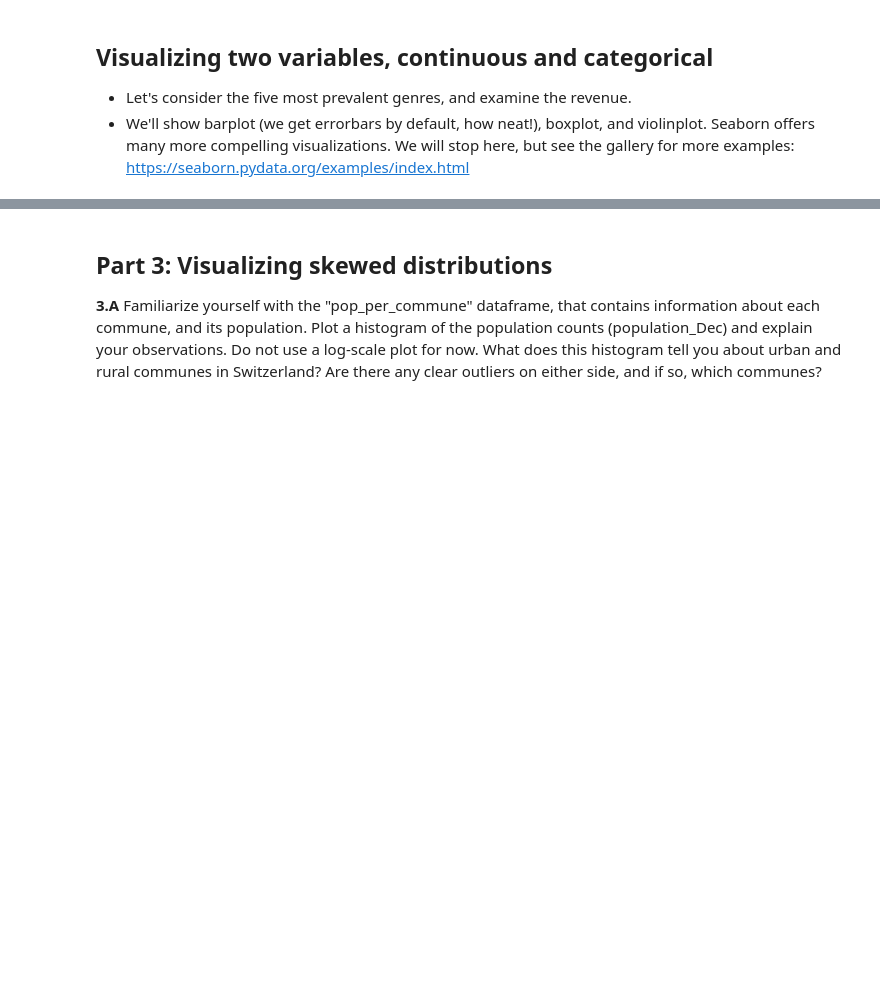
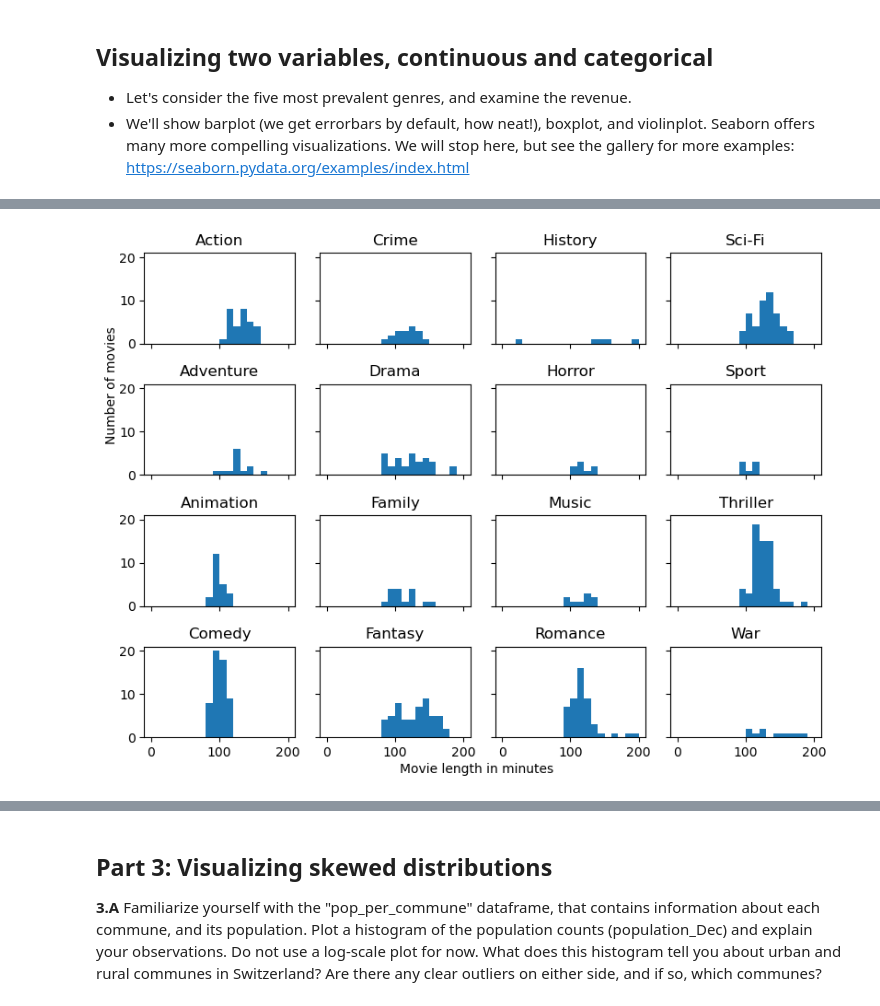
Before and after one commit to laurine-sg/2024, a Jupyter notebook: Exercises/02 - Data viz and data from the web/Becoming a DataVizard exercise.ipynb, the cells around one changed output, grey strips where cells are left out. Cells and saved outputs as stored; diff of their text form; code cells hidden in the pictures; blank space fills up the shorter version.

```diff
--- a/Exercises/02 - Data viz and data from the web/Becoming a DataVizard exercise.ipynb
+++ b/Exercises/02 - Data viz and data from the web/Becoming a DataVizard exercise.ipynb
@@ -208,0 +242,4 @@ In the next three excercises, you are provided with descriptions and rough sketc
+# %%
+# Calculate stats by genre here
+by_genre = movies.groupby('Main_Genre').apply(lambda x : pd.Series({'length': x['length'].values}))
+by_genre.head()
@@ -209,3 +254,19 @@ In the next three excercises, you are provided with descriptions and rough sketc
+# %%
+# Write your code to make 4x4 panel here
+fig, ax = plt.subplots(4, 4,figsize= (8,6), sharex = True, sharey = True)
+
+for i in range(16):
+    sbplt = ax[i%4, math.floor(i/4)]
+    sbplt.hist(by_genre.iloc[i].values, range = [0,200], bins =20 )
+    sbplt.set_title(by_genre.index[i])
+
+
+fig.tight_layout()
+fig.text(0.4,0, "Movie length in minutes")
+fig.text(0,0.6, "Number of movies", rotation = 90)
+plt.show()
+# %% [output]
+[figure, added]
 # %%
 # Write your interpretation here
 # %% [markdown]
```
Also changed, not shown: parts of 30 cells of this notebook, 2 other files.
